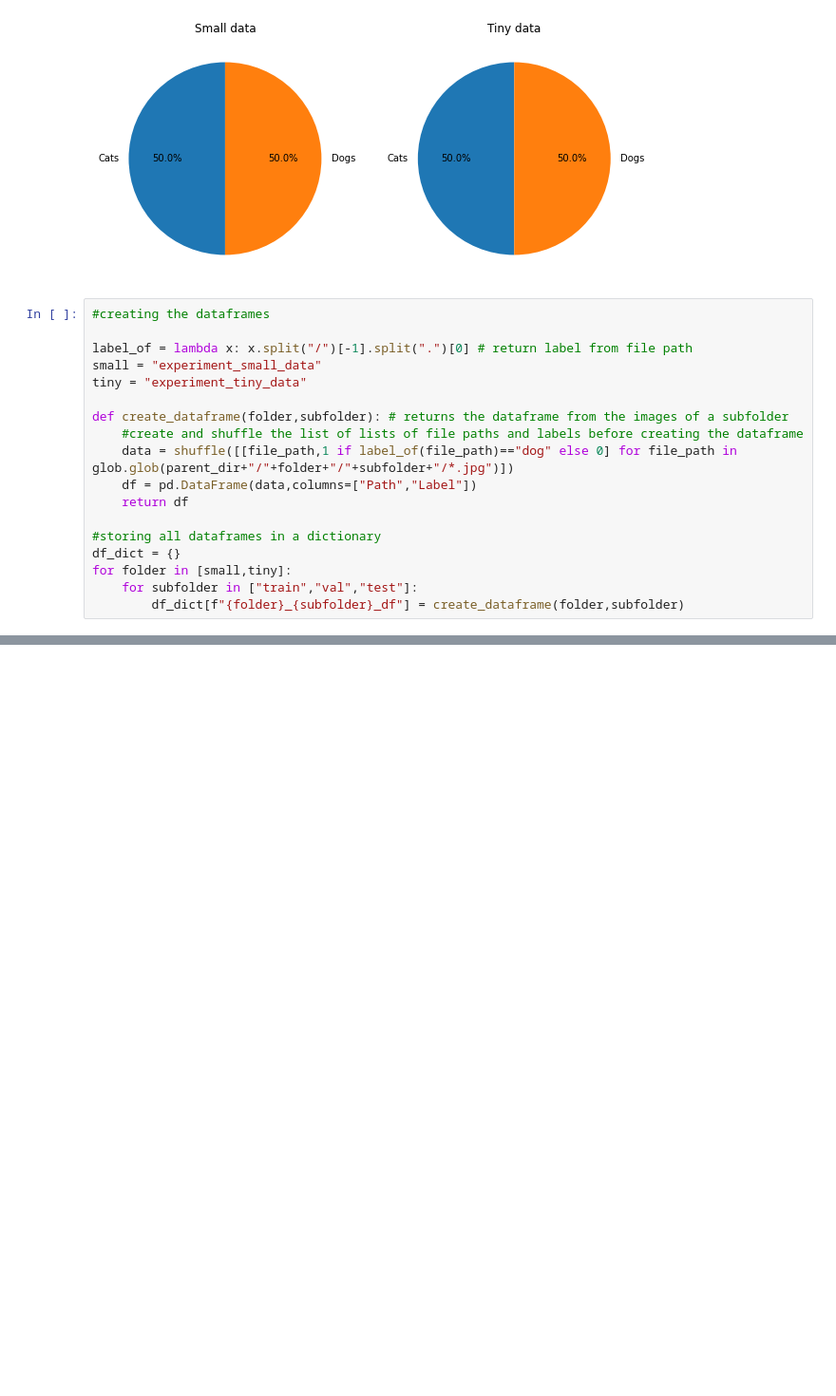
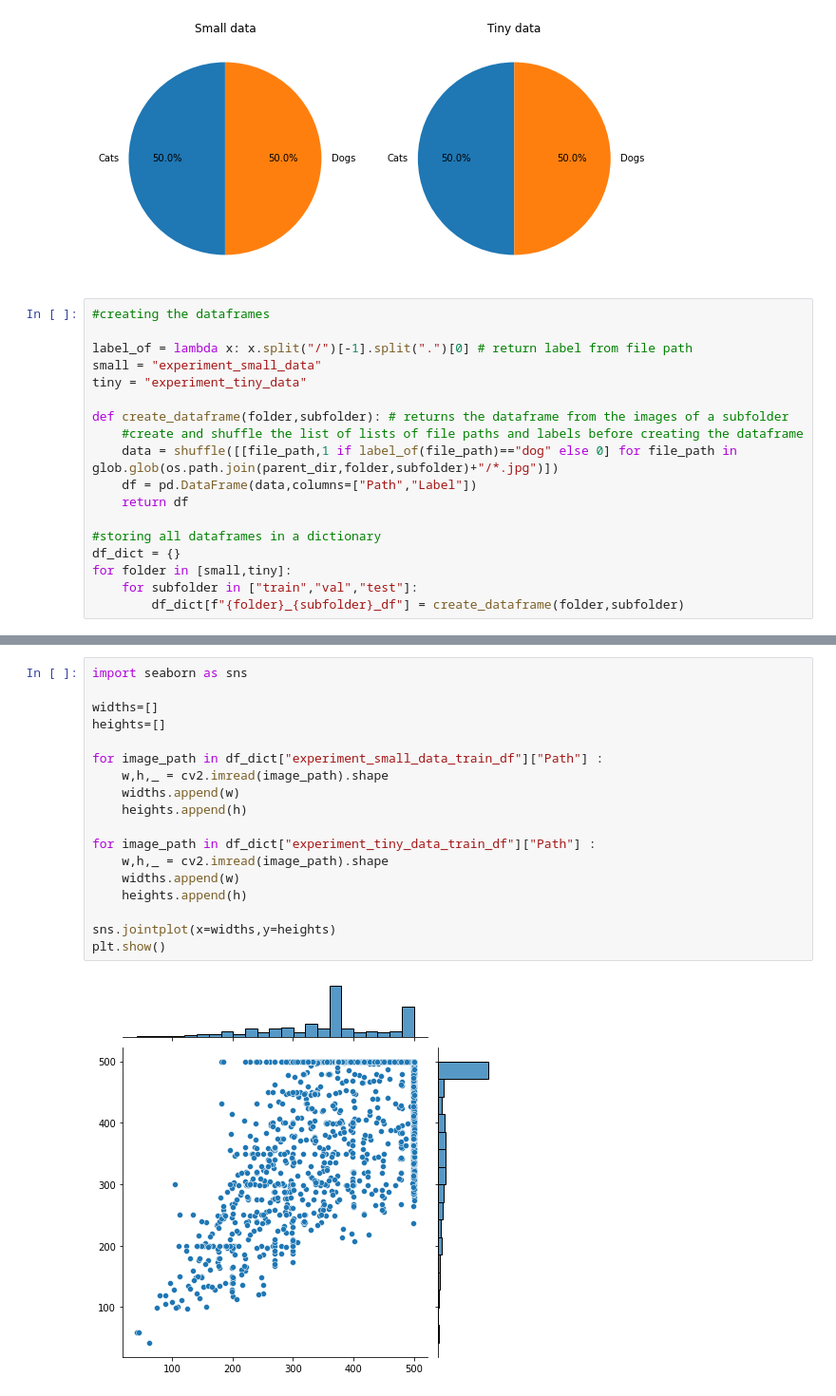
Before and after one commit to SamiFatmi/Deep-Learning-SAMI-FATMI, a Jupyter notebook: Lab/lab.ipynb, the cells around one changed output, grey strips where cells are left out. Shown at 95% size. Cells and saved outputs as stored; diff of their text form; blank space fills up the shorter version.

Commit message:
Starting data augmentation

```diff
--- a/Lab/lab.ipynb
+++ b/Lab/lab.ipynb
@@ -121,7 +129,7 @@ tiny = "experiment_tiny_data"
 
 def create_dataframe(folder,subfolder): # returns the dataframe from the images of a subfolder
     #create and shuffle the list of lists of file paths and labels before creating the dataframe
-    data = shuffle([[file_path,1 if label_of(file_path)=="dog" else 0] for file_path in glob.glob(parent_dir+"/"+folder+"/"+subfolder+"/*.jpg")])
+    data = shuffle([[file_path,1 if label_of(file_path)=="dog" else 0] for file_path in glob.glob(os.path.join(parent_dir,folder,subfolder)+"/*.jpg")])
     df = pd.DataFrame(data,columns=["Path","Label"])
     return df
 
@@ -148,0 +157,20 @@ plt.show()
+# %%
+import seaborn as sns
+
+widths=[]
+heights=[]
+
+for image_path in df_dict["experiment_small_data_train_df"]["Path"] :
+    w,h,_ = cv2.imread(image_path).shape
+    widths.append(w)
+    heights.append(h)
+
+for image_path in df_dict["experiment_tiny_data_train_df"]["Path"] :
+    w,h,_ = cv2.imread(image_path).shape
+    widths.append(w)
+    heights.append(h)
+
+sns.jointplot(x=widths,y=heights)
+plt.show()
+# %% [output]
+[figure, added]
```
Also changed, not shown: parts of 9 cells of this notebook.
